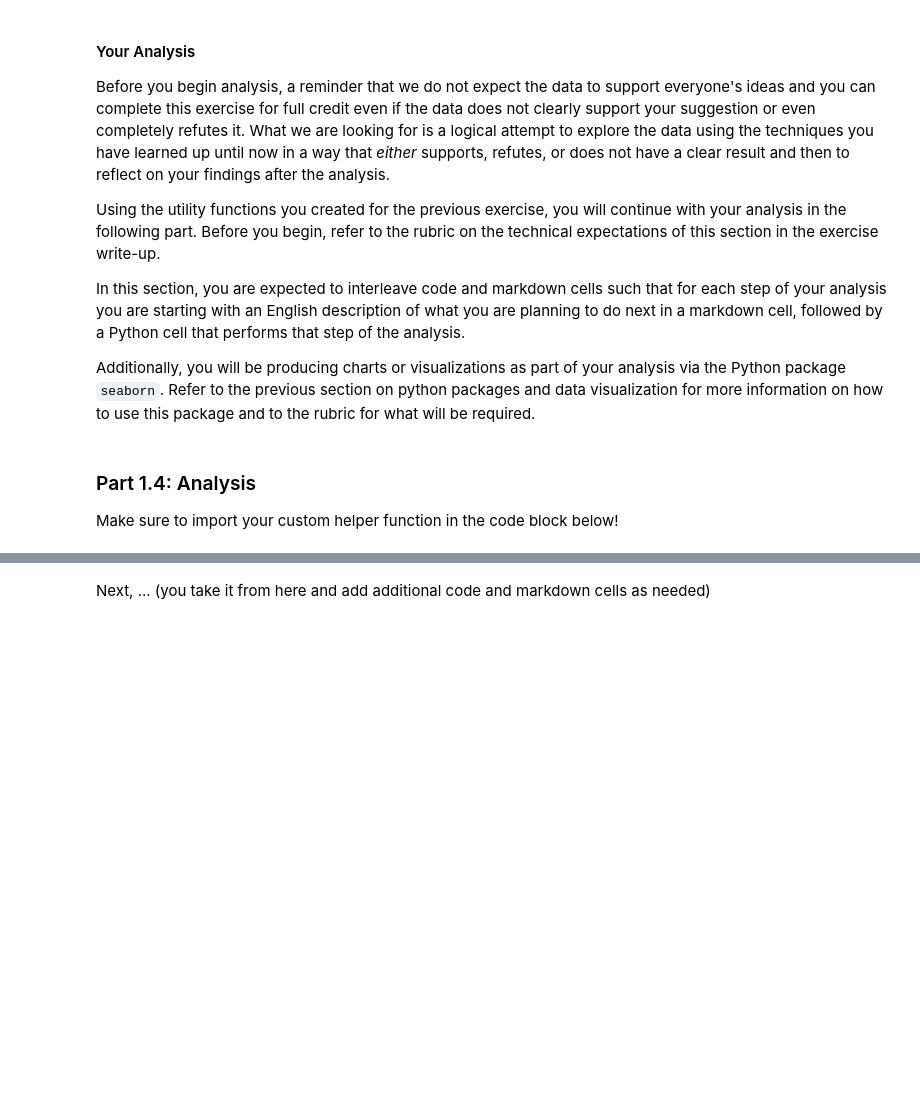
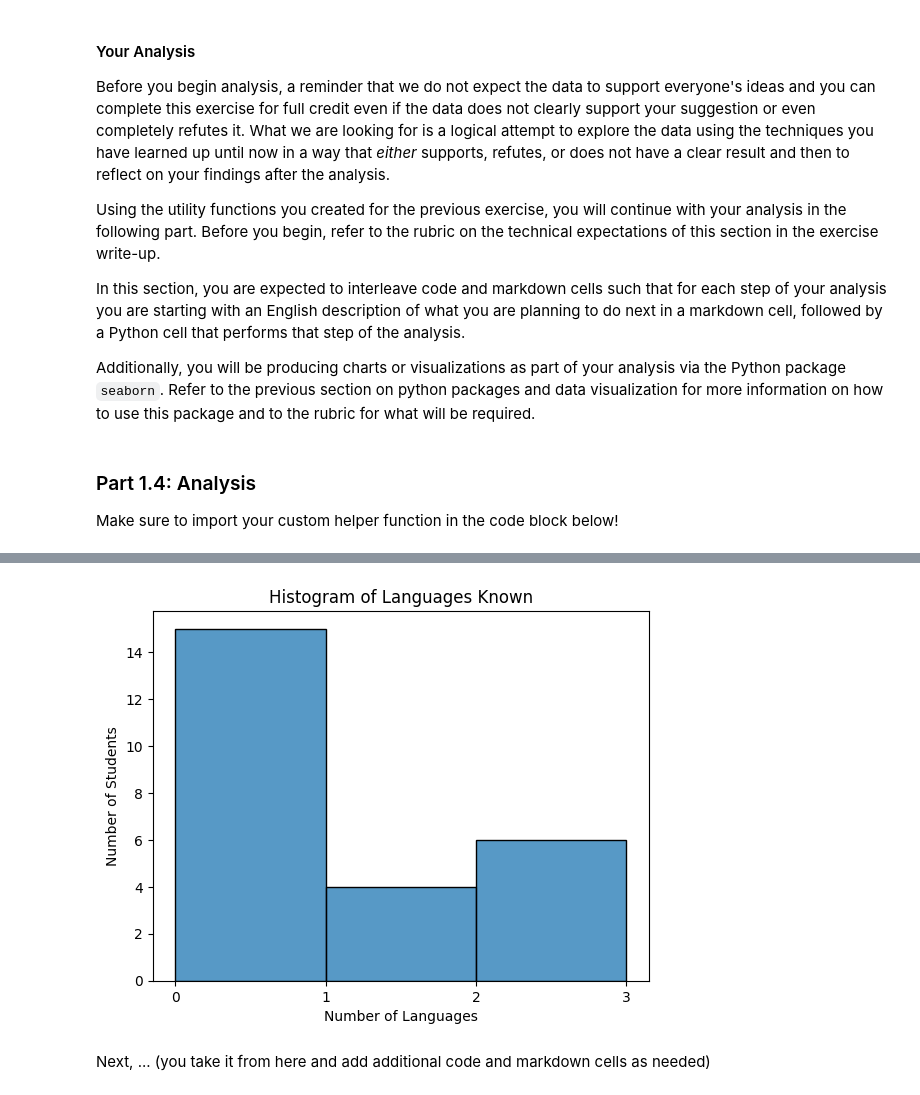
Before and after one commit to carwfry/comp110-26s-workspace, a Jupyter notebook: exercises/ex09/analysis.ipynb, the cells around one changed output, grey strips where cells are left out. Saved outputs shown, nothing was run; the diff lists cells and outputs as text; code cells hidden in the pictures; blank space fills up the shorter version.

```diff
--- a/exercises/ex09/analysis.ipynb
+++ b/exercises/ex09/analysis.ipynb
@@ -391,52 +398,80 @@ Additionally, you will be producing charts or visualizations as part of your ana
 Make sure to import your custom helper function in the code block below!
 # %%
 
-##CODE FOR GRAPH##
+"""EX09: Data related utility functions."""
 
+__author__ = ["730566916"]
+
+import csv
 import pandas as pd
 import seaborn as sns
 import matplotlib.pyplot as plt
 import matplotlib.ticker as mticker
 
-# Load CSV
-df = pd.read_csv("exercises\\ex09\\data\\survey_izzi.csv")
+def read_csv_rows(file_path: str) -> list[dict[str, str]]:
+    """Read a CSV file into a list of row dictionaries."""
+    result: list[dict[str, str]] = []
+    with open(file_path, "r", encoding="utf-8") as csv_file:
+        reader = csv.DictReader(csv_file)
+        for row in reader:
+            result.append(row)
+    return result
 
-# Filter Environmental Science/Studies majors
-env = df[df["major"] == "Environmental Science/Studies"].copy()
 
-# Convert the languages column into a numeric count
-env["num_languages"] = (
-    env["languages"]
-    .fillna("")
-    .apply(
-        lambda x: len(
-            [
-                lang
-                for lang in x.replace(";", ",").split(",")
-                if lang.strip() != ""
-            ]
-        )
-    )
-)
+def columnar(row_table: list[dict[str, str]]) -> dict[str, list[str]]:
+    """Convert a row-oriented table to a column-oriented table."""
+    result: dict[str, list[str]] = {}
+    if len(row_table) == 0:
+        return result
+    for key in row_table[0]:
+        result[key] = [row[key] for row in row_table]
+    return result
 
-# Plot histogram using seaborn
-sns.set(style="whitegrid")
-plt.figure(figsize=(8, 5))
 
-sns.histplot(
-    data=env,
-    x="num_languages",
-    bins=range(0, env["num_languages"].max() + 2),
-    kde=False
-)
+def head(column_table: dict[str, list[str]], n: int) -> dict[str, list[str]]:
+    """Return the first n rows of a column-oriented table."""
+    result: dict[str, list[str]] = {}
+    for col in column_table:
+        result[col] = column_table[col][:n]
+    return result
 
-plt.xlabel("Number of Programming Languages Known")
+
+def select(column_table: dict[str, list[str]], names: list[str]) -> dict[str, list[str]]:
+    """Return a subset of columns from a column-oriented table."""
+    return {name: column_table[name] for name in names if name in column_table}
+
+rows = read_csv_rows("C:\\Users\\Carol\\OneDrive\\Desktop\\comp110-26s-workspace\\exercises\\ex09\\data\\survey_izzi.csv")
+cols = columnar(rows)
+head(cols, 5)
+
+subset = select(cols, ["major", "languages"])
+head(subset, 5)
+
+def filter_by_major(column_table: dict[str, list[str]], major: str) -> dict[str, list[str]]:
+    """Return only rows where the major matches the given string."""
+    result = {col: [] for col in column_table}
+    for i in range(len(column_table["major"])):
+        if column_table["major"][i] == major:
+            for col in column_table:
+                result[col].append(column_table[col][i])
+    return result
+
+env = filter_by_major(subset, "Environmental Science/Studies")
+head(env, 5)
+
+def count_languages(lang_string: str) -> int:
+    if lang_string is None:
+        return 0
+    cleaned = lang_string.replace(";", ",")
+    return len([x for x in cleaned.split(",") if x.strip() != ""])
+
+language_counts = [count_languages(x) for x in env["languages"]]
+language_counts[:10]
+
+sns.histplot(language_counts, bins=range(0, max(language_counts)+2))
+plt.gca().xaxis.set_major_locator(mticker.MaxNLocator(integer=True))
+plt.xlabel("Number of Languages")
 plt.ylabel("Number of Students")
-plt.title("Number of Programming Languages Known by Environmental Science/Studies Majors")
-
-# Force integer ticks
-plt.gca().xaxis.set_major_locator(mticker.MaxNLocator(integer=True))
-
-plt.tight_layout()
+plt.title("Histogram of Languages Known")
 plt.show()
 # %% [output]
@@ -444,3 +478,4 @@ ModuleNotFoundError: No module named 'seaborn'
+[figure, added]
 # %% [markdown]
 Next, ... (you take it from here and add additional code and markdown cells as needed)
 # %% [markdown]
```
Also changed, not shown: parts of 6 cells of this notebook, 1 other file.
